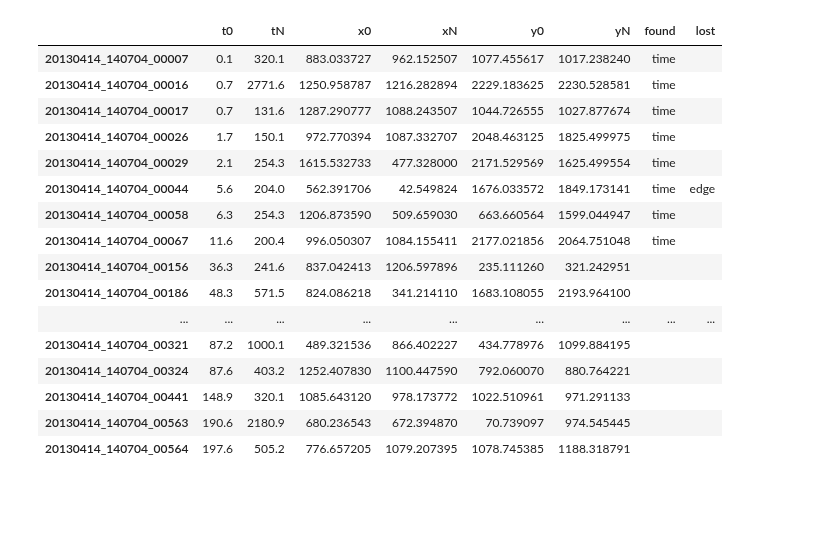
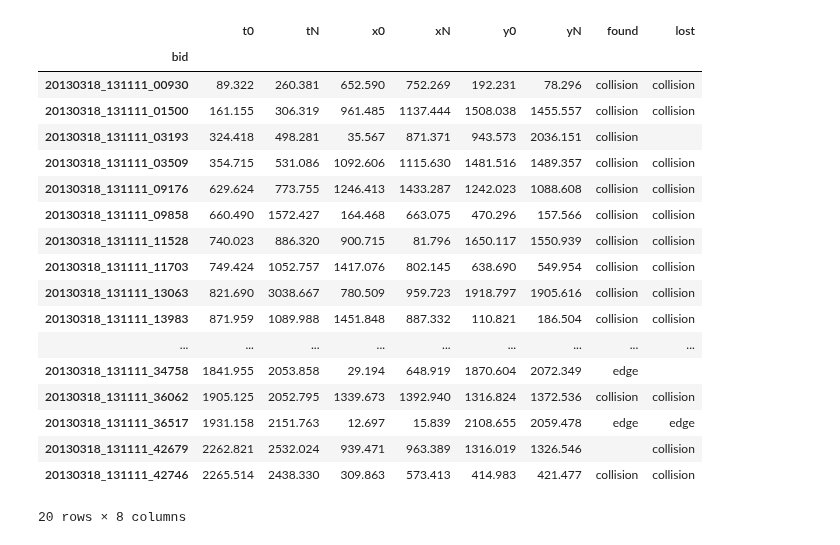
Before and after one commit to amarallab/waldo, a Jupyter notebook: workbooks/lost_and_found.ipynb, the cells around one changed output. Saved outputs shown, nothing was run; the diff lists cells and outputs as text; code cells hidden in the pictures; blank space fills up the shorter version.

```diff
--- a/workbooks/lost_and_found.ipynb
+++ b/workbooks/lost_and_found.ipynb
@@ -29,16 +42,19 @@ Configuring name: '-f'
 # %%
+
 def pull_all_xy_for_ex_id(ex_id):
     """
     returns dicts containing times and xy data. keys are blob_ids.
     """
-    blob_ids = get_good_blobs(ex_id=ex_id, key='xy')
-    print '{N} blob_ids found'.format(N=len(blob_ids))
+    print(ex_id)
+    blob_ids = get_good_blobs(ex_id=ex_id, key='xy_raw')
+
+    print('{N} blob_ids found'.format(N=len(blob_ids)))
     blob_times, blob_xys = {}, {}
     for blob_id in blob_ids:
-        times, data = get_timeseries(blob_id, data_type='xy')
+        times, data = get_timeseries(blob_id, data_type='xy_raw')
         if times != None and len(times):
             blob_times[blob_id] = times
-            blob_xys[blob_id] = data
+            blob_xys[blob_id] = fill_gaps(data)
     return blob_times, blob_xys
 
 def plot_tracks(blob_xys, max_blobs=50, platesize=[1728, 2352]):
@@ -71,15 +87,15 @@ def plot_tracks(blob_xys, max_blobs=50, platesize=[1728, 2352]):
     try:
         plt.show()
     except OverflowError as e:
-        print 'Dataset too big to plot'
-        print 'error:', e
+        print('Dataset too big to plot')
+        print('error:', e)
 
 
 
 
-#ex_id = '20130318_131111'
+ex_id = '20130318_131111'
 #ex_id = '20130614_120518'
-ex_id = '20130414_140704'
+#ex_id = '20130414_140704'
 plate_size = [1728, 2352]
 
 blob_times, blob_xys = pull_all_xy_for_ex_id(ex_id)
@@ -99,6 +209,7 @@ blobs = pd.DataFrame(data, columns=blob_ids , index=['t0', 'tN', 'x0', 'xN', 'y0
 blobs = blobs.T
 blobs['found'] = ''
 blobs['lost'] = ''
+blobs.index.name = 'bid'
 blobs.head()
 # %% [output]
 |  | t0 | tN | x0 | xN | y0 | yN | found | lost |
@@ -110,45 +223,65 @@ blobs.head()
 # %%
-edge_thresh = 50
+edge_thresh = 80
 start_thresh = 30
 
 plate_size = [1728, 2352]
 xlow, xhigh = edge_thresh, plate_size[0] - edge_thresh
 ylow, yhigh = edge_thresh, plate_size[1] - edge_thresh
-
-
 
 blobs['found'][blobs['x0'] < xlow] = 'edge'
 blobs['found'][blobs['y0'] < ylow] = 'edge'
 blobs['found'][ xhigh < blobs['x0']] = 'edge'
 blobs['found'][ yhigh < blobs['y0']] = 'edge'
 
 
 blobs['lost'][blobs['xN'] < xlow] = 'edge'
 blobs['lost'][blobs['yN'] < ylow] = 'edge'
 blobs['lost'][ xhigh < blobs['xN']] = 'edge'
 blobs['lost'][ yhigh < blobs['yN']] = 'edge'
 
+
 blobs['found'][blobs['t0'] < start_thresh] = 'time'
 blobs['lost'][blobs['tN'] >= 3599] = 'time'
 
+for bid in clost:
+    blobs.ix[bid,'lost'] = 'collision'
+
+for bid in cborn:
+    blobs.ix[bid, 'found'] = 'collision'
+
+'''
+for bid, row in blobs.iterrows():
+    if bid in fused:
+        row['lost'] = 'collision'
+    if bid in fissioned:
+        row['found'] = 'collision'
+'''
+#print(blobs['found'][blobs['bid'] in fused])
+#print(bid)
+#print(blobs.loc(bid))
+#blobs['lost'][] = 'collision'
+#fissioned = ['{eid}_{bid:0=5d}'.format(eid=ex_id, bid=i) for i in fissioned]
+
 blobs.head(20)
 # %% [output]
 |  | t0 | tN | x0 | xN | y0 | yN | found | lost |
-| 20130414_140704_00007 | 0.1 | 320.1 | 883.033727 | 962.152507 | 1077.455617 | 1017.238240 | time |  |
-| 20130414_140704_00016 | 0.7 | 2771.6 | 1250.958787 | 1216.282894 | 2229.183625 | 2230.528581 | time |  |
-| 20130414_140704_00017 | 0.7 | 131.6 | 1287.290777 | 1088.243507 | 1044.726555 | 1027.877674 | time |  |
-| 20130414_140704_00026 | 1.7 | 150.1 | 972.770394 | 1087.332707 | 2048.463125 | 1825.499975 | time |  |
-| 20130414_140704_00029 | 2.1 | 254.3 | 1615.532733 | 477.328000 | 2171.529569 | 1625.499554 | time |  |
-| 20130414_140704_00044 | 5.6 | 204.0 | 562.391706 | 42.549824 | 1676.033572 | 1849.173141 | time | edge |
-| 20130414_140704_00058 | 6.3 | 254.3 | 1206.873590 | 509.659030 | 663.660564 | 1599.044947 | time |  |
-| 20130414_140704_00067 | 11.6 | 200.4 | 996.050307 | 1084.155411 | 2177.021856 | 2064.751048 | time |  |
-| 20130414_140704_00156 | 36.3 | 241.6 | 837.042413 | 1206.597896 | 235.111260 | 321.242951 |  |  |
-| 20130414_140704_00186 | 48.3 | 571.5 | 824.086218 | 341.214110 | 1683.108055 | 2193.964100 |  |  |
+| bid |  |  |  |  |  |  |  |  |
+| 20130318_131111_00930 | 89.322 | 260.381 | 652.590 | 752.269 | 192.231 | 78.296 | collision | collision |
+| 20130318_131111_01500 | 161.155 | 306.319 | 961.485 | 1137.444 | 1508.038 | 1455.557 | collision | collision |
+| 20130318_131111_03193 | 324.418 | 498.281 | 35.567 | 871.371 | 943.573 | 2036.151 | collision |  |
+| 20130318_131111_03509 | 354.715 | 531.086 | 1092.606 | 1115.630 | 1481.516 | 1489.357 | collision | collision |
+| 20130318_131111_09176 | 629.624 | 773.755 | 1246.413 | 1433.287 | 1242.023 | 1088.608 | collision | collision |
+| 20130318_131111_09858 | 660.490 | 1572.427 | 164.468 | 663.075 | 470.296 | 157.566 | collision | collision |
+| 20130318_131111_11528 | 740.023 | 886.320 | 900.715 | 81.796 | 1650.117 | 1550.939 | collision | collision |
+| 20130318_131111_11703 | 749.424 | 1052.757 | 1417.076 | 802.145 | 638.690 | 549.954 | collision | collision |
+| 20130318_131111_13063 | 821.690 | 3038.667 | 780.509 | 959.723 | 1918.797 | 1905.616 | collision | collision |
+| 20130318_131111_13983 | 871.959 | 1089.988 | 1451.848 | 887.332 | 110.821 | 186.504 | collision | collision |
 | ... | ... | ... | ... | ... | ... | ... | ... | ... |
-| 20130414_140704_00321 | 87.2 | 1000.1 | 489.321536 | 866.402227 | 434.778976 | 1099.884195 |  |  |
-| 20130414_140704_00324 | 87.6 | 403.2 | 1252.407830 | 1100.447590 | 792.060070 | 880.764221 |  |  |
-| 20130414_140704_00441 | 148.9 | 320.1 | 1085.643120 | 978.173772 | 1022.510961 | 971.291133 |  |  |
-| 20130414_140704_00563 | 190.6 | 2180.9 | 680.236543 | 672.394870 | 70.739097 | 974.545445 |  |  |
-| 20130414_140704_00564 | 197.6 | 505.2 | 776.657205 | 1079.207395 | 1078.745385 | 1188.318791 |  |  |
+| 20130318_131111_34758 | 1841.955 | 2053.858 | 29.194 | 648.919 | 1870.604 | 2072.349 | edge |  |
+| 20130318_131111_36062 | 1905.125 | 2052.795 | 1339.673 | 1392.940 | 1316.824 | 1372.536 | collision | collision |
+| 20130318_131111_36517 | 1931.158 | 2151.763 | 12.697 | 15.839 | 2108.655 | 2059.478 | edge | edge |
+| 20130318_131111_42679 | 2262.821 | 2532.024 | 939.471 | 963.389 | 1316.019 | 1326.546 |  | collision |
+| 20130318_131111_42746 | 2265.514 | 2438.330 | 309.863 | 573.413 | 414.983 | 421.477 | collision | collision |
+20 rows × 8 columns
 # %%
 def plot_exist(fig, ax, blobs, sort_col='t0', color_col='found', first=0, last=3600):
```
Also changed, not shown: parts of 8 cells of this notebook, 1 other file.
